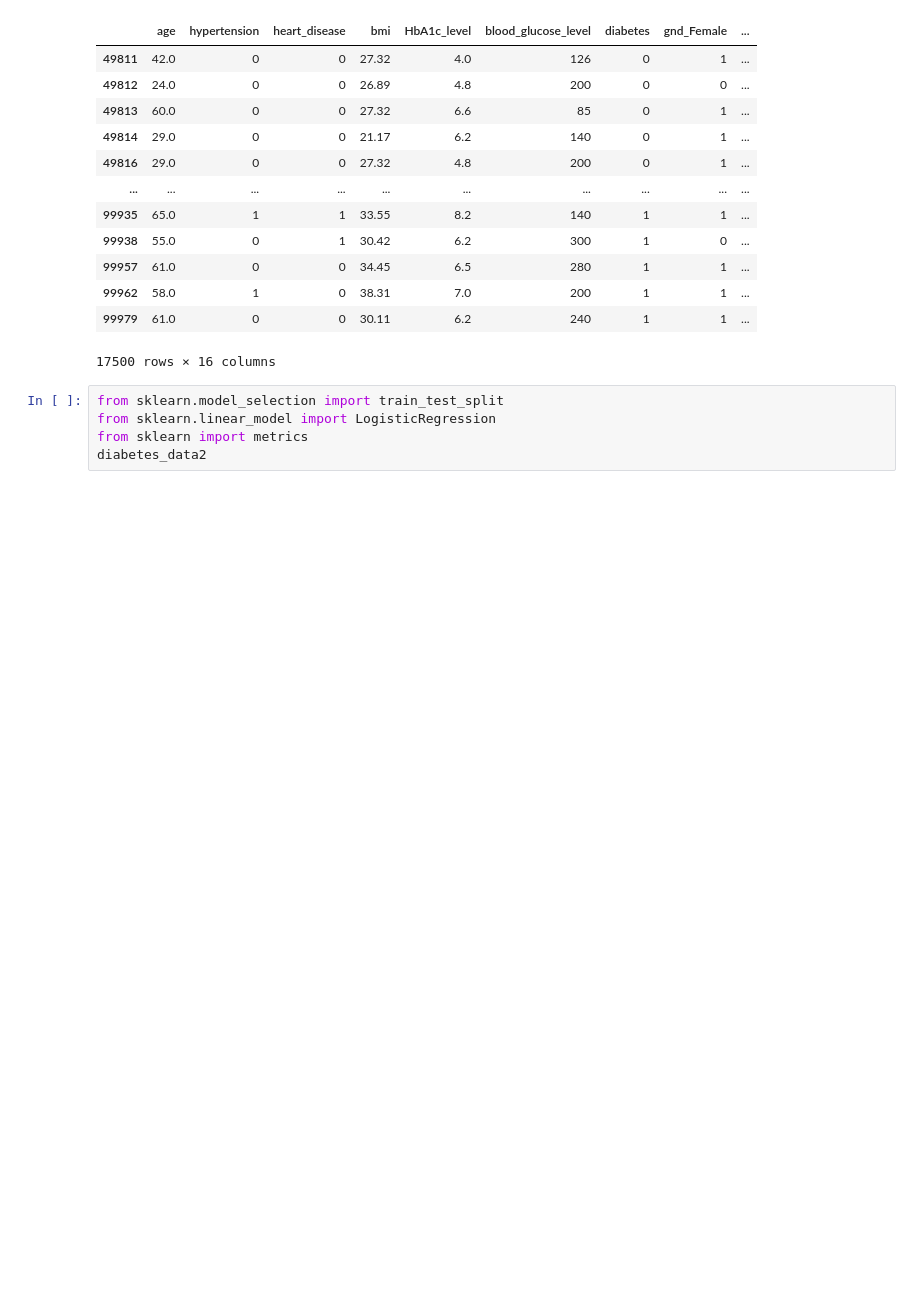
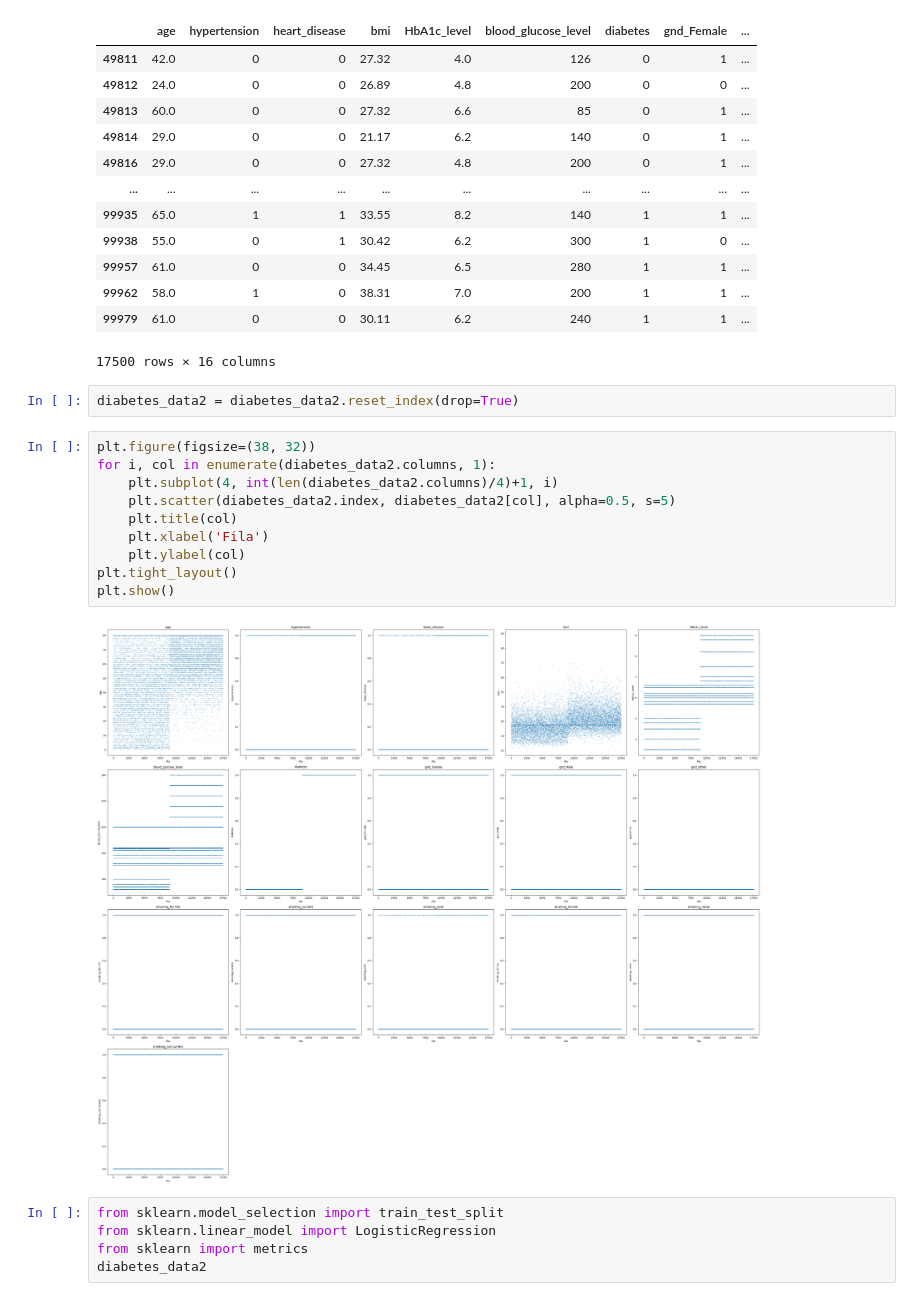
Before and after one commit to cenixeriadev/DiabetesPredictorWeb, a Jupyter notebook: models-ri-ml/prueba.ipynb, the cells around one changed output. Saved outputs shown, nothing was run; the diff lists cells and outputs as text; blank space fills up the shorter version.

```diff
--- a/models-ri-ml/prueba.ipynb
+++ b/models-ri-ml/prueba.ipynb
@@ -165,6 +177,20 @@ memory usage: 2.3 MB
 | 99962 | 58.0 | 1 | 0 | 38.31 | 7.0 | 200 | 1 | 1 | ... |
 | 99979 | 61.0 | 0 | 0 | 30.11 | 6.2 | 240 | 1 | 1 | ... |
 17500 rows × 16 columns
+# %%
+diabetes_data2 = diabetes_data2.reset_index(drop=True)
+# %%
+plt.figure(figsize=(38, 32))
+for i, col in enumerate(diabetes_data2.columns, 1):
+    plt.subplot(4, int(len(diabetes_data2.columns)/4)+1, i)
+    plt.scatter(diabetes_data2.index, diabetes_data2[col], alpha=0.5, s=5)
+    plt.title(col)
+    plt.xlabel('Fila')
+    plt.ylabel(col)
+plt.tight_layout()
+plt.show()
+# %% [output]
+[figure, added]
 # %%
 from sklearn.model_selection import train_test_split
 from sklearn.linear_model import LogisticRegression
```
Also changed, not shown: parts of 12 cells of this notebook.
